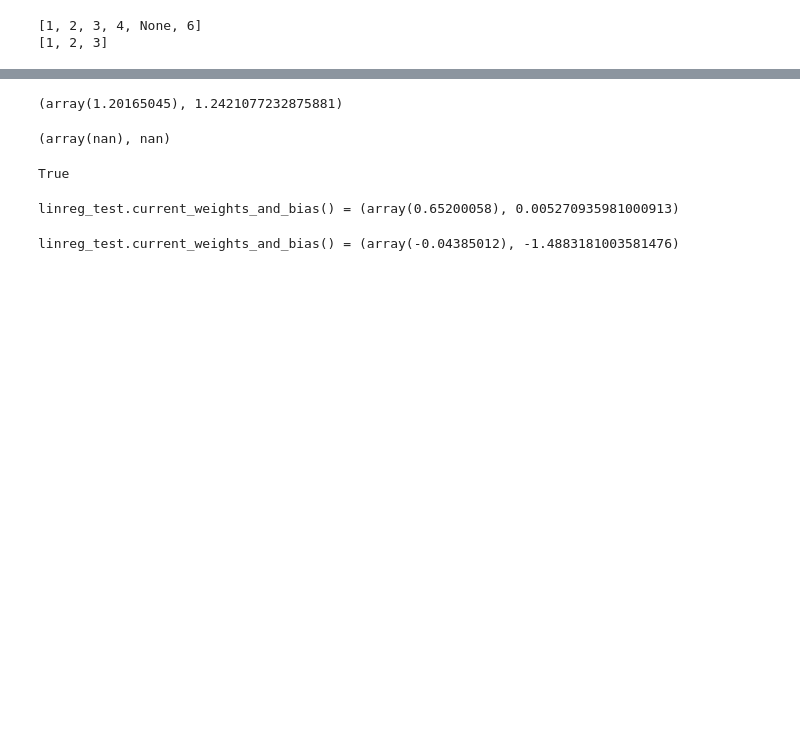
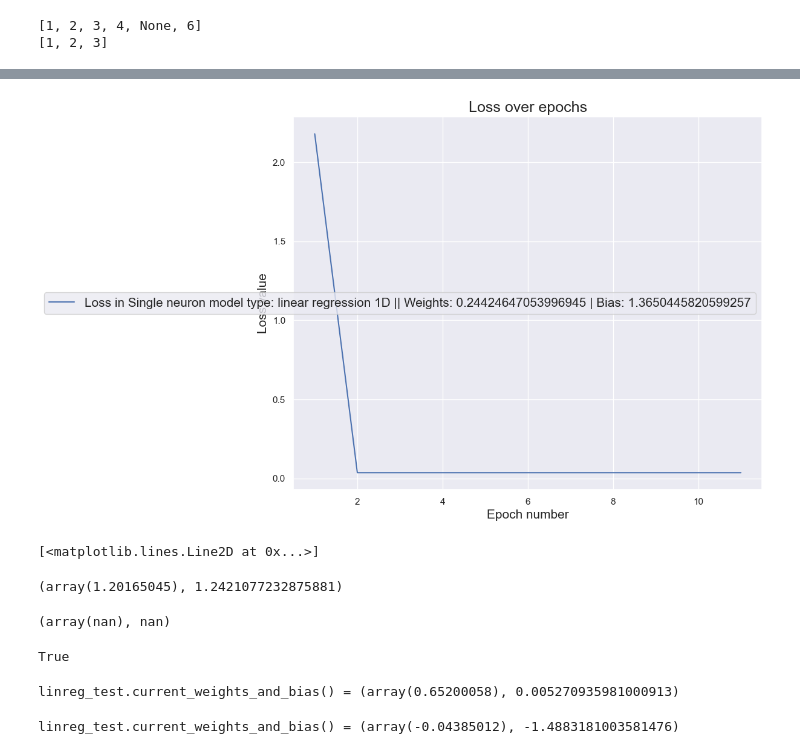
Before and after one commit to gml7/Lundquist-CMOR438-Spring2025, a Jupyter notebook: Single Neuron (draft)/SingleNeuronClassTesting.ipynb, the cells around one changed output, grey strips where cells are left out. Saved outputs shown, nothing was run; the diff lists cells and outputs as text; code cells hidden in the pictures; blank space fills up the shorter version.

```diff
--- a/Single Neuron (draft)/SingleNeuronClassTesting.ipynb
+++ b/Single Neuron (draft)/SingleNeuronClassTesting.ipynb
@@ -608,3 +633,8 @@ plt.show()
+# %%
+linreg_test_2.plot_loss_history()
+# %% [output]
+[figure, added]
+[<matplotlib.lines.Line2D at 0x...>]
 # %%
 linreg_test_2.reset_model()
 # %% [output]
```
Also changed, not shown: parts of 9 cells of this notebook, 1 other file.
